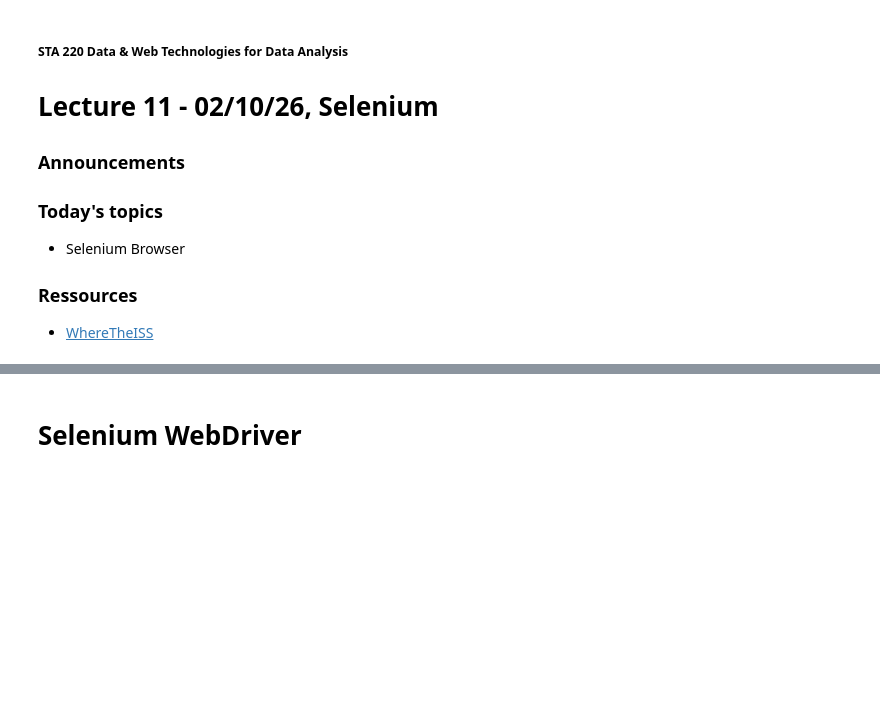
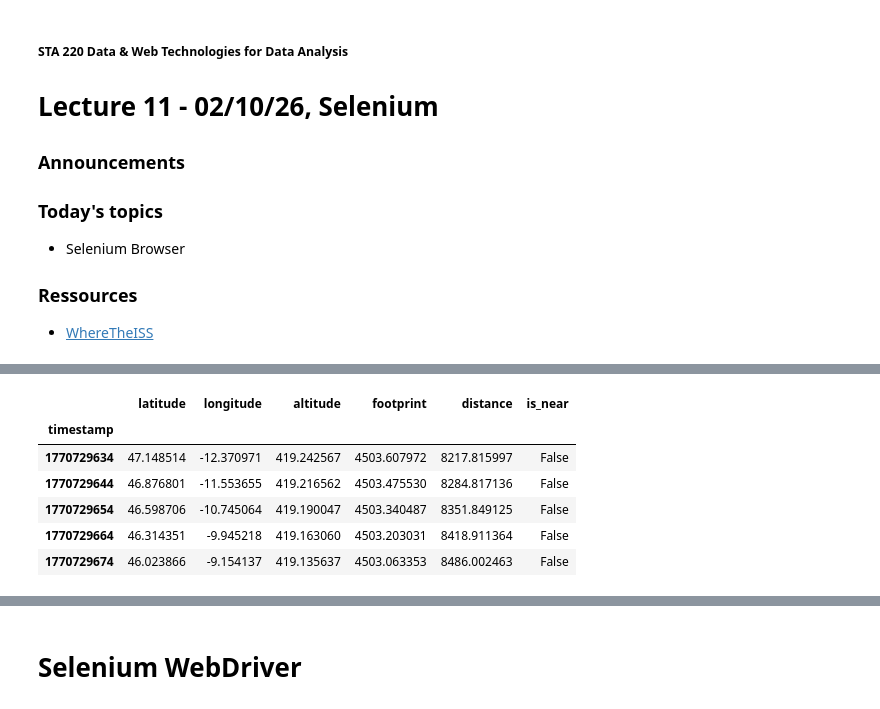
Before and after one commit to hmchilders/STA220, a Jupyter notebook: 10_selenium.ipynb, the cells around one changed output, grey strips where cells are left out. Drawn from its saved outputs; the diff is of its cells as text; code cells hidden in the pictures; blank space fills up the shorter version.

```diff
--- a/10_selenium.ipynb
+++ b/10_selenium.ipynb
@@ -12,0 +188,10 @@
+# %%
+from astral import LocationInfo
+from astral.sun import sun
+import datetime as dt
+
+tz = 'America/Los_Angeles'
+timestamp_dt = epoch2dt(current_time)
+davis = LocationInfo("Davis", "California", tz, 38.544907, -121.740517)
+s = sun(davis.observer, date=timestamp_dt.date(), tzinfo=davis.timezone)
+sun_times = pd.Series([s['dawn'], s['dusk']])
@@ -12,0 +298,5 @@
+# %%
+import json
+
+with open('../output/ISS2.json','w+') as file:
+    json.dump(pos, file)
@@ -12,0 +340,22 @@
+# %%
+from geopy.distance import geodesic
+
+davis = (38.544907, -121.740517)
+
+def calc_diff(coords):
+    point = (coords["latitude"], coords["longitude"])
+    return(geodesic(point, davis).km)
+
+dist = data.apply(calc_diff, axis=1)
+data["distance"] = dist
+near = (dist < data["footprint"])
+data["is_near"] = near
+data.head()
+# %% [output]
+|  | latitude | longitude | altitude | footprint | distance | is_near |
+| timestamp |  |  |  |  |  |  |
+| 1770729634 | 47.148514 | -12.370971 | 419.242567 | 4503.607972 | 8217.815997 | False |
+| 1770729644 | 46.876801 | -11.553655 | 419.216562 | 4503.475530 | 8284.817136 | False |
+| 1770729654 | 46.598706 | -10.745064 | 419.190047 | 4503.340487 | 8351.849125 | False |
+| 1770729664 | 46.314351 | -9.945218 | 419.163060 | 4503.203031 | 8418.911364 | False |
+| 1770729674 | 46.023866 | -9.154137 | 419.135637 | 4503.063353 | 8486.002463 | False |
```
Also changed, not shown: parts of 97 cells of this notebook, 2 other files.
